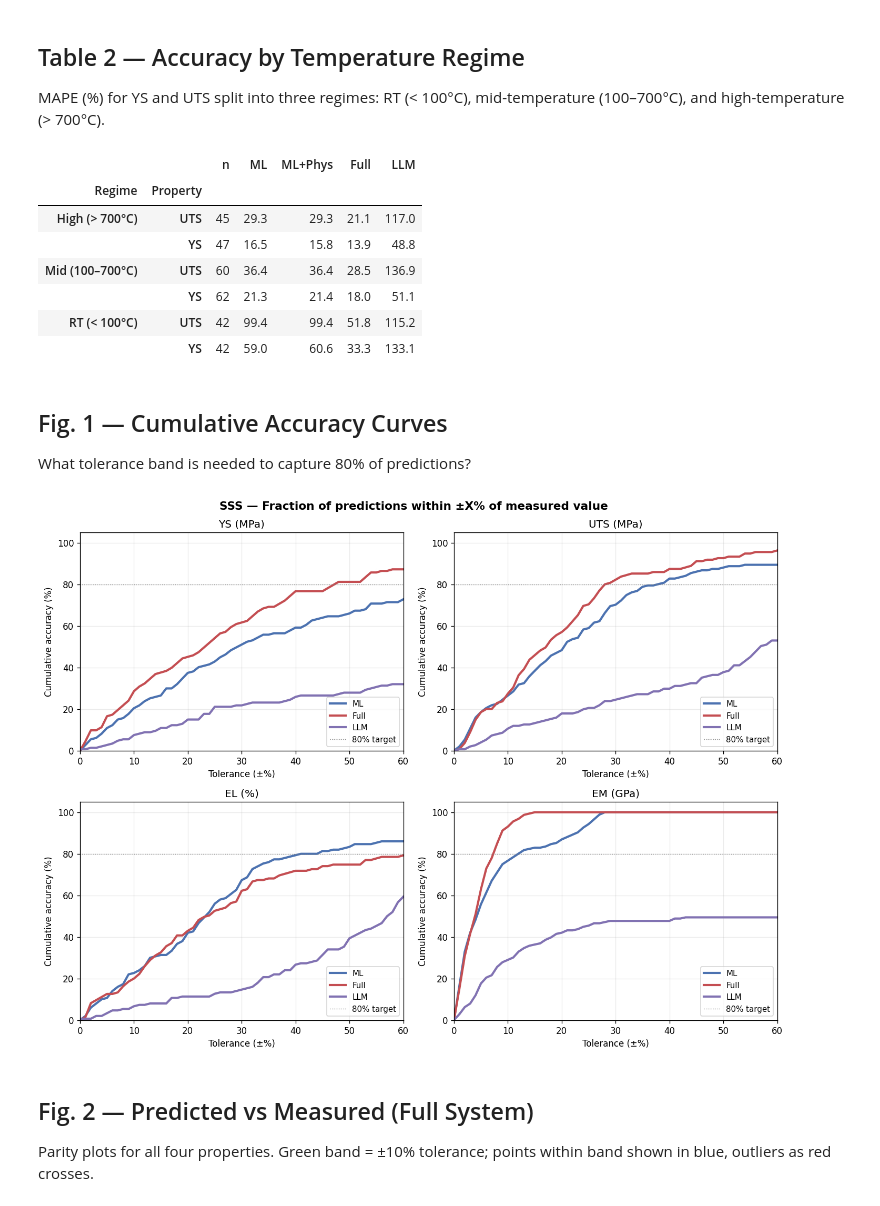
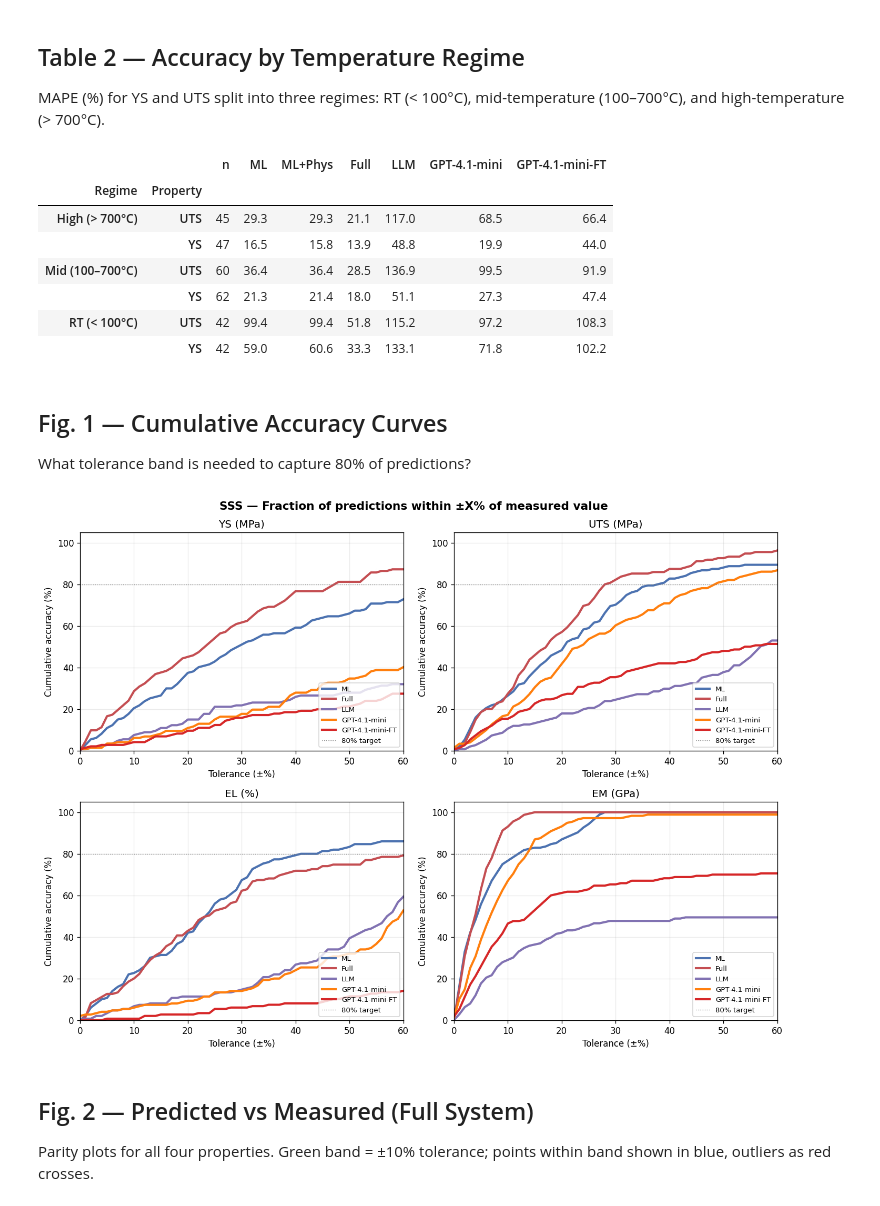
Before and after one commit to AlexLecu/AlloyGraph, a Jupyter notebook: evaluation/prediction/notebooks/02_evaluate_sss.ipynb, the cells around one changed output. Drawn from its saved outputs; the diff is of its cells as text; code cells hidden in the pictures.

```diff
--- a/evaluation/prediction/notebooks/02_evaluate_sss.ipynb
+++ b/evaluation/prediction/notebooks/02_evaluate_sss.ipynb
@@ -17,9 +17,20 @@ ml   = pd.read_csv(R / 'ml_only.csv')
 det  = pd.read_csv(R / 'ml_deterministic.csv')
 full = pd.read_csv(R / 'full_system.csv')
 llm  = pd.read_csv(R / 'llm_only.csv')
+gpt  = pd.read_csv(R / 'gpt4.1.csv')
+ft   = pd.read_csv(R / 'gpt4.1_ft.csv')
 
-METHODS = {'ML': ml, 'ML+Phys': det, 'Full': full, 'LLM': llm}
-COLORS  = {'ML': '#4C72B0', 'ML+Phys': '#55A868', 'Full': '#C44E52', 'LLM': '#8172B2'}
+NUM_COLS = ['pred_ys', 'actual_ys', 'pred_uts', 'actual_uts',
+            'pred_el', 'actual_el', 'pred_em', 'actual_em', 'temperature']
+for df in [gpt, ft]:
+    for col in NUM_COLS:
+        if col in df.columns:
+            df[col] = pd.to_numeric(df[col], errors='coerce')
+
+METHODS = {'ML': ml, 'ML+Phys': det, 'Full': full,
+           'LLM': llm, 'GPT-4.1-mini': gpt, 'GPT-4.1-mini-FT': ft}
+COLORS  = {'ML': '#4C72B0', 'ML+Phys': '#55A868', 'Full': '#C44E52',
+           'LLM': '#8172B2', 'GPT-4.1-mini': '#FF7F0E', 'GPT-4.1-mini-FT': '#D62728'}
 PROPS   = [('pred_ys','actual_ys','YS (MPa)'), ('pred_uts','actual_uts','UTS (MPa)'),
            ('pred_el','actual_el','EL (%)'),    ('pred_em','actual_em','EM (GPa)')]
 
@@ -93,6 +112,7 @@ def temp_regime(t):
     else: return 'High (> 700\u00b0C)'
 
 REGIMES = ['RT (< 100\u00b0C)', 'Mid (100\u2013700\u00b0C)', 'High (> 700\u00b0C)']
+METHOD_ORDER = ['ML', 'ML+Phys', 'Full', 'LLM', 'GPT-4.1-mini', 'GPT-4.1-mini-FT']
 
 rows = []
 for mn, df in METHODS.items():
@@ -107,51 +127,54 @@ for mn, df in METHODS.items():
 
 temp_tbl = pd.DataFrame(rows)
 pivot = temp_tbl.pivot_table(index=['Regime', 'Property'], columns='Method', values='MAPE')
-pivot = pivot[['ML', 'ML+Phys', 'Full', 'LLM']]
+pivot = pivot[[m for m in METHOD_ORDER if m in pivot.columns]]
 
 n_ref = temp_tbl[temp_tbl['Method']=='ML'][['Regime','Property','n']].set_index(['Regime','Property'])
 pivot = n_ref.join(pivot)
 pivot.index = pivot.index.set_levels([REGIMES, ['YS', 'UTS']])
 
-display(pivot.style.format({'n': '{:.0f}', 'ML': '{:.1f}', 'ML+Phys': '{:.1f}',
-                            'Full': '{:.1f}', 'LLM': '{:.1f}'}, na_rep='\u2014')
-        .highlight_min(subset=['ML', 'ML+Phys', 'Full', 'LLM'], axis=1,
+fmt = {c: '{:.1f}' for c in pivot.columns if c != 'n'}
+fmt['n'] = '{:.0f}'
+display(pivot.style.format(fmt, na_rep='\u2014')
+        .highlight_min(subset=[c for c in pivot.columns if c != 'n'], axis=1,
                        props='font-weight:bold;color:green'))
 # %% [output]
-|  |  | n | ML | ML+Phys | Full | LLM |
-| Regime | Property |  |  |  |  |  |
-| High (> 700°C) | UTS | 45 | 29.3 | 29.3 | 21.1 | 117.0 |
-|  | YS | 47 | 16.5 | 15.8 | 13.9 | 48.8 |
-| Mid (100–700°C) | UTS | 60 | 36.4 | 36.4 | 28.5 | 136.9 |
-|  | YS | 62 | 21.3 | 21.4 | 18.0 | 51.1 |
-| RT (< 100°C) | UTS | 42 | 99.4 | 99.4 | 51.8 | 115.2 |
-|  | YS | 42 | 59.0 | 60.6 | 33.3 | 133.1 |
+|  |  | n | ML | ML+Phys | Full | LLM | GPT-4.1-mini | GPT-4.1-mini-FT |
+| Regime | Property |  |  |  |  |  |  |  |
+| High (> 700°C) | UTS | 45 | 29.3 | 29.3 | 21.1 | 117.0 | 68.5 | 66.4 |
+|  | YS | 47 | 16.5 | 15.8 | 13.9 | 48.8 | 19.9 | 44.0 |
+| Mid (100–700°C) | UTS | 60 | 36.4 | 36.4 | 28.5 | 136.9 | 99.5 | 91.9 |
+|  | YS | 62 | 21.3 | 21.4 | 18.0 | 51.1 | 27.3 | 47.4 |
+| RT (< 100°C) | UTS | 42 | 99.4 | 99.4 | 51.8 | 115.2 | 97.2 | 108.3 |
+|  | YS | 42 | 59.0 | 60.6 | 33.3 | 133.1 | 71.8 | 102.2 |
 # %% [markdown]
 ## Fig. 1 — Cumulative Accuracy Curves
 
 What tolerance band is needed to capture 80% of predictions?
 # %%
-PLOT_METHODS = {'ML': ml, 'Full': full, 'LLM': llm}
-PLOT_COLORS  = {'ML': '#4C72B0', 'Full': '#C44E52', 'LLM': '#8172B2'}
+PLOT_METHODS = {'ML': ml, 'Full': full, 'LLM': llm,
+                'GPT-4.1-mini': gpt, 'GPT-4.1-mini-FT': ft}
+PLOT_COLORS  = {'ML': '#4C72B0', 'Full': '#C44E52', 'LLM': '#8172B2',
+                'GPT-4.1-mini': '#FF7F0E', 'GPT-4.1-mini-FT': '#D62728'}
 
 tol = np.arange(0, 61, 1)
 fig, axes = plt.subplots(2, 2, figsize=(12, 9))
 
 for ax, (pc, ac, lbl) in zip(axes.ravel(), PROPS):
     for mn, df in PLOT_METHODS.items():
         acc = [pct_within(df, pc, ac, t) for t in tol]
         ax.plot(tol, acc, label=mn, color=PLOT_COLORS[mn], lw=2.5)
     ax.axhline(80, color='gray', ls=':', lw=0.8, label='80% target')
     ax.set(xlabel='Tolerance (\u00b1%)', ylabel='Cumulative accuracy (%)',
            title=lbl, xlim=(0, 60), ylim=(0, 105))
-    ax.legend(fontsize=9, loc='lower right')
+    ax.legend(fontsize=8, loc='lower right')
 
 fig.suptitle('SSS \u2014 Fraction of predictions within \u00b1X% of measured value',
              fontsize=13, fontweight='bold')
 plt.tight_layout()
 plt.show()
 # %% [output]
-[figure, old version]
+[figure, new version]
 # %% [markdown]
 ## Fig. 2 — Predicted vs Measured (Full System)
 
```
Also changed, not shown: parts of 6 cells of this notebook, 10 other files.
